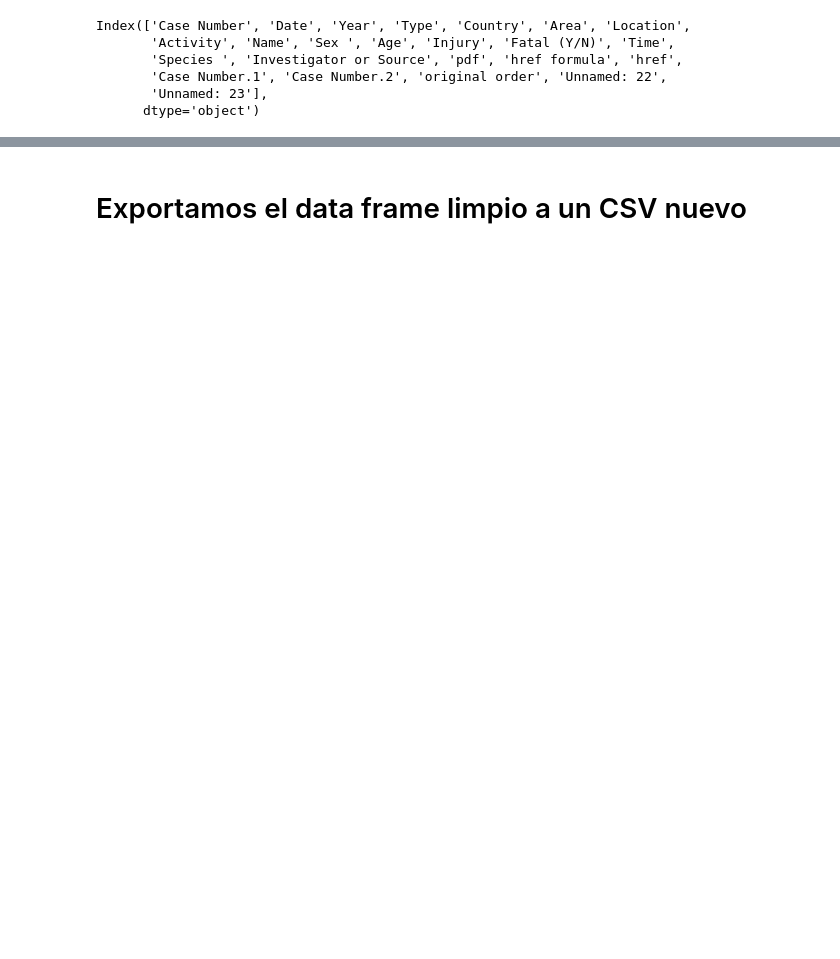
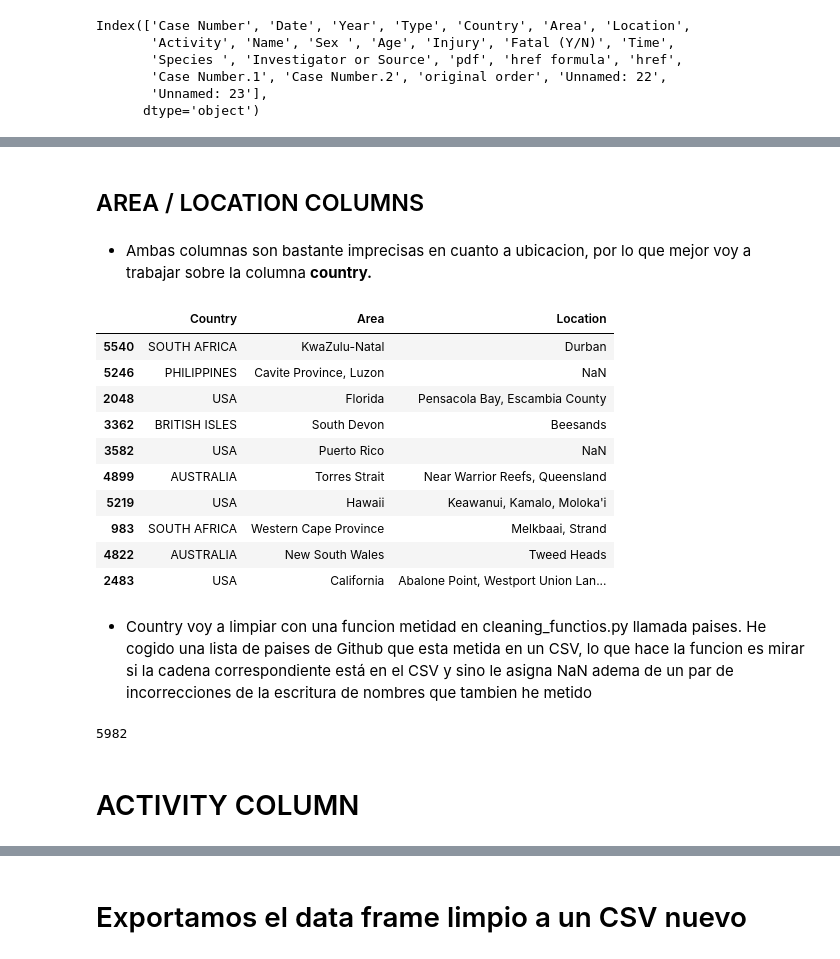
Before and after one commit to VictorPablo12/data-cleaning-pandas, a Jupyter notebook: clean.ipynb, the cells around one changed output, grey strips where cells are left out. Saved outputs shown, nothing was run; the diff lists cells and outputs as text; code cells hidden in the pictures; blank space fills up the shorter version.

```diff
--- a/clean.ipynb
+++ b/clean.ipynb
@@ -87,3 +210,0 @@ df.shape
-# %%
-df = df.loc[(df["Year"] < 2018) & (df["Year"] > 1543)]
-df.shape
@@ -91,0 +275,3 @@ df.shape
+# %%
+df.Date = df.Date.replace(regex=r'(?i)Reported\s{1,9}',value='')
+list(df.Date.unique())
@@ -91,0 +326,2 @@ df.shape
+# %%
+df.Year = df.Date.apply(rescatar_fechas)
@@ -91,0 +364,21 @@ df.shape
+# %% [markdown]
+## AREA / LOCATION COLUMNS
+# %% [markdown]
+- Ambas columnas son bastante imprecisas en cuanto a ubicacion, por lo que mejor voy a trabajar sobre la columna **country.**
+# %%
+df[["Country","Area","Location"]].sample(10)
+# %% [output]
+|  | Country | Area | Location |
+| 5540 | SOUTH AFRICA | KwaZulu-Natal | Durban |
+| 5246 | PHILIPPINES | Cavite Province, Luzon | NaN |
+| 2048 | USA | Florida | Pensacola Bay, Escambia County |
+| 3362 | BRITISH ISLES | South Devon | Beesands |
+| 3582 | USA | Puerto Rico | NaN |
+| 4899 | AUSTRALIA | Torres Strait | Near Warrior Reefs, Queensland |
+| 5219 | USA | Hawaii | Keawanui, Kamalo, Moloka'i |
+| 983 | SOUTH AFRICA | Western Cape Province | Melkbaai, Strand |
+| 4822 | AUSTRALIA | New South Wales | Tweed Heads |
+| 2483 | USA | California | Abalone Point, Westport Union Lan... |
+# %% [markdown]
+- Country voy a limpiar con una funcion metidad en cleaning_functios.py llamada paises. He cogido una lista de paises de Github que esta
+metida en un CSV, lo que hace la funcion es mirar si la cadena correspondiente está en el CSV y sino le asigna NaN adema de un par de incorrecciones de la escritura de nombres que tambien he metido
@@ -91,0 +387,4 @@ df.shape
+# %%
+df.Country.notna().sum()
+# %% [output]
+5982
@@ -91,0 +393,2 @@ df.shape
+# %% [markdown]
+# ACTIVITY COLUMN
```
Also changed, not shown: parts of 85 cells of this notebook, 5 other files.
